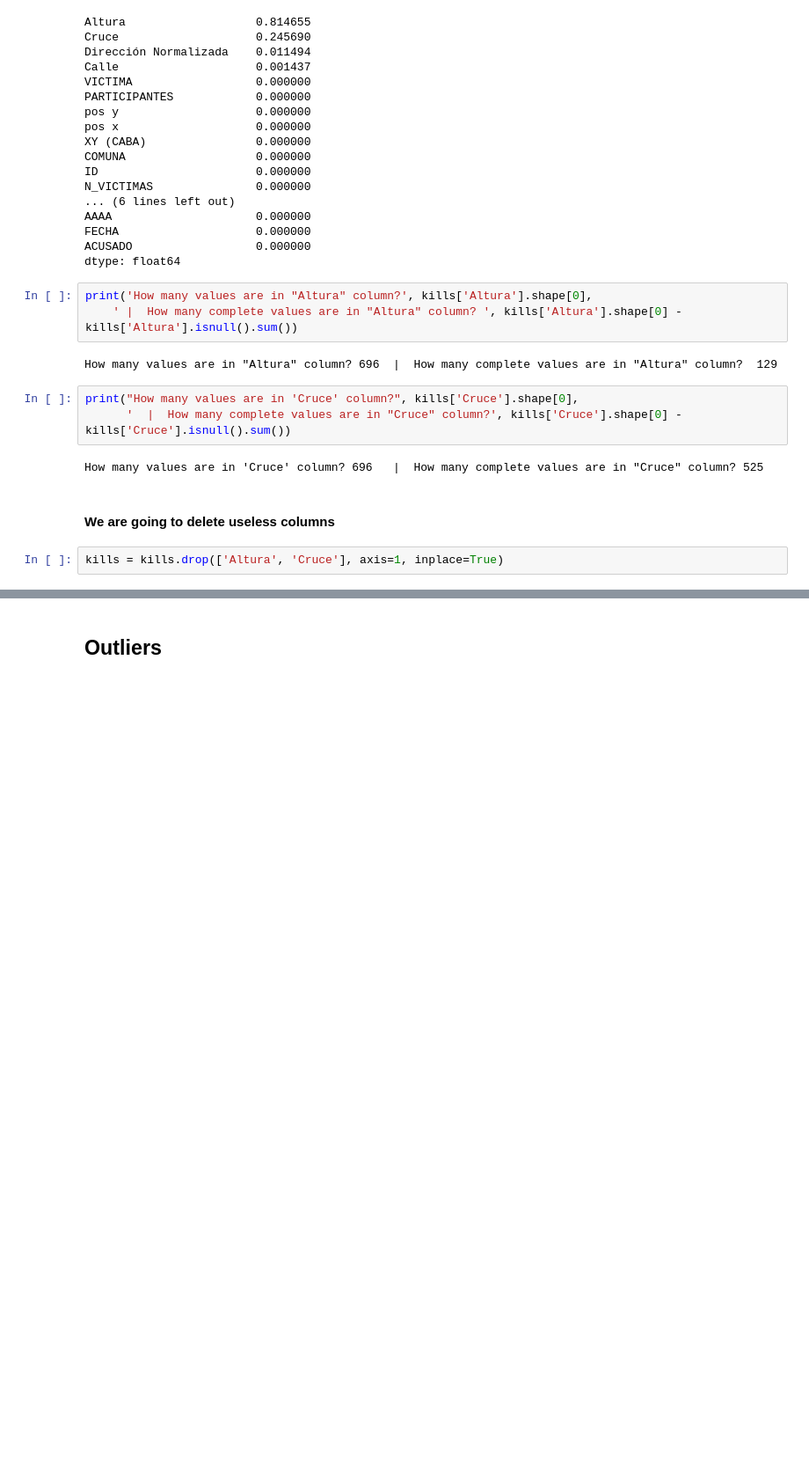
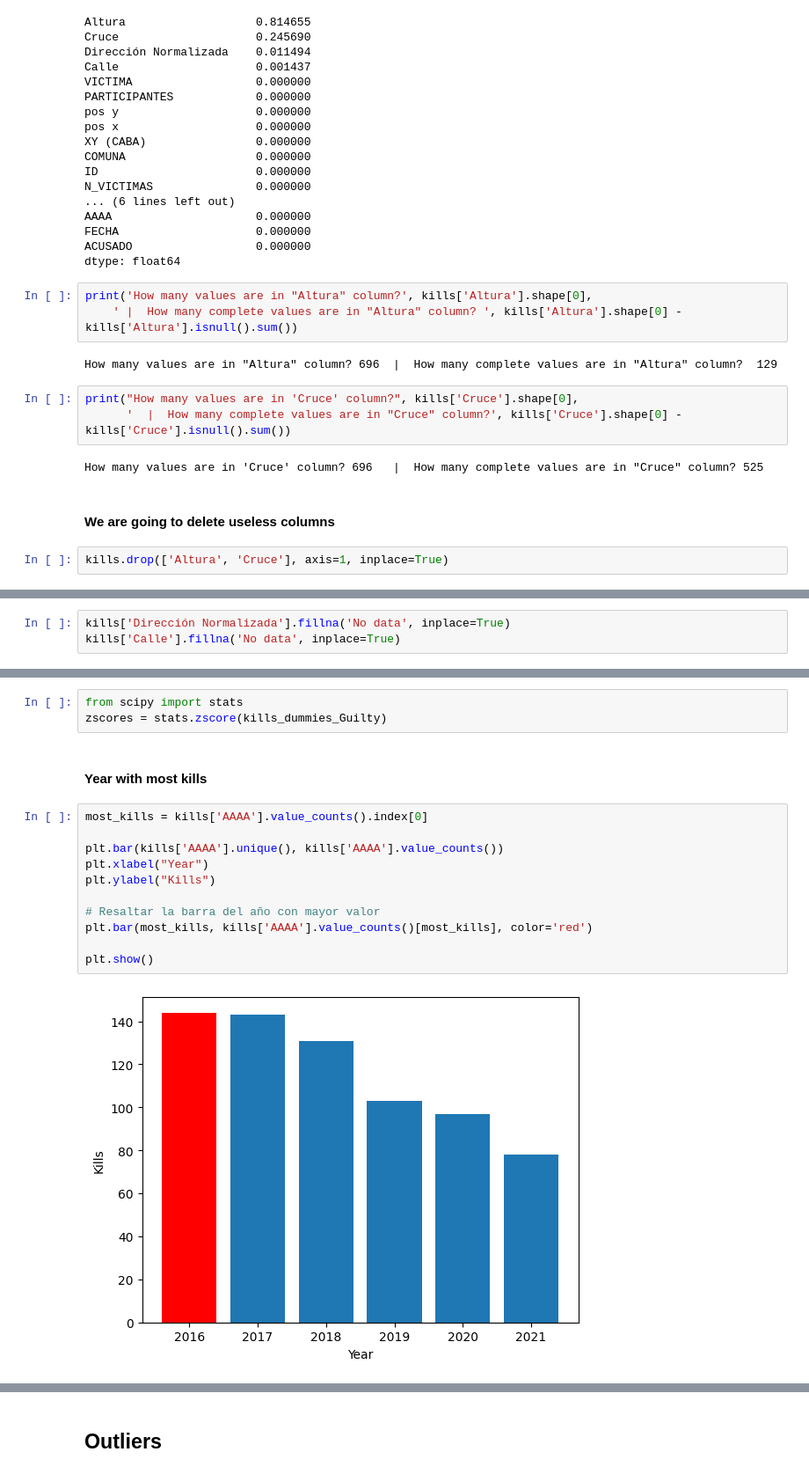
Before and after one commit to Jhonisnotreal/CrashChronicles, a Jupyter notebook: EDA.ipynb, the cells around one changed output, grey strips where cells are left out. Shown at 88% size. Cells and saved outputs as stored; diff of their text form; blank space fills up the shorter version.

```diff
--- a/EDA.ipynb
+++ b/EDA.ipynb
@@ -141,4 +141,4 @@ How many values are in 'Cruce' column? 696   |  How many complete values are in
 # %% [markdown]
 #### We are going to delete useless columns
 # %%
-kills = kills.drop(['Altura', 'Cruce'], axis=1, inplace=True)
+kills.drop(['Altura', 'Cruce'], axis=1, inplace=True)
@@ -144,0 +147,3 @@ kills = kills.drop(['Altura', 'Cruce'], axis=1, inplace=True)
+# %%
+kills['Dirección Normalizada'].fillna('No data', inplace=True)
+kills['Calle'].fillna('No data', inplace=True)
@@ -144,0 +215,18 @@ kills = kills.drop(['Altura', 'Cruce'], axis=1, inplace=True)
+# %%
+from scipy import stats
+zscores = stats.zscore(kills_dummies_Guilty)
+# %% [markdown]
+#### Year with most kills
+# %%
+most_kills = kills['AAAA'].value_counts().index[0]
+
+plt.bar(kills['AAAA'].unique(), kills['AAAA'].value_counts())
+plt.xlabel("Year")
+plt.ylabel("Kills")
+
+# Resaltar la barra del año con mayor valor
+plt.bar(most_kills, kills['AAAA'].value_counts()[most_kills], color='red')
+
+plt.show()
+# %% [output]
+[figure, added]
```
Also changed, not shown: parts of 27 cells of this notebook, 2 other files.
